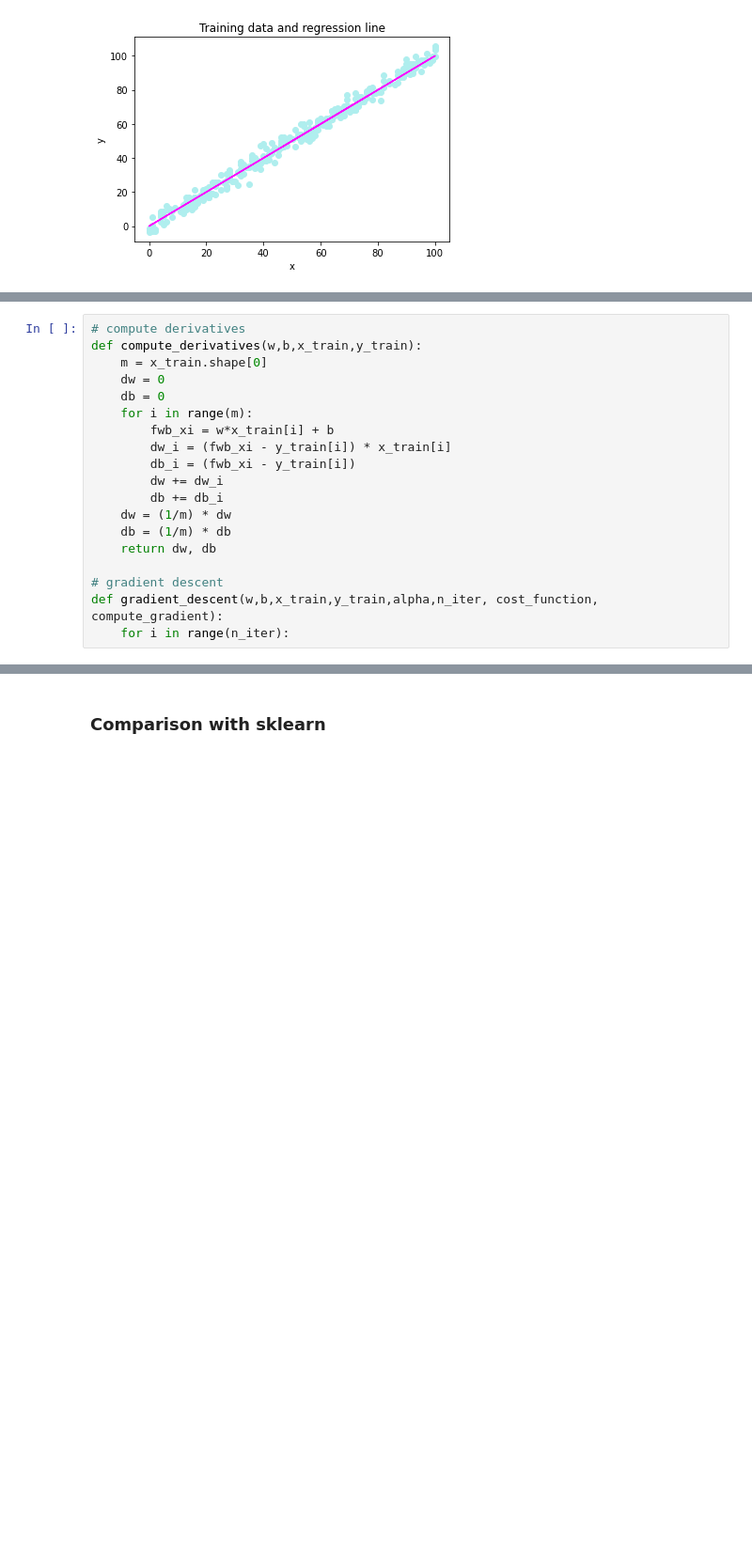
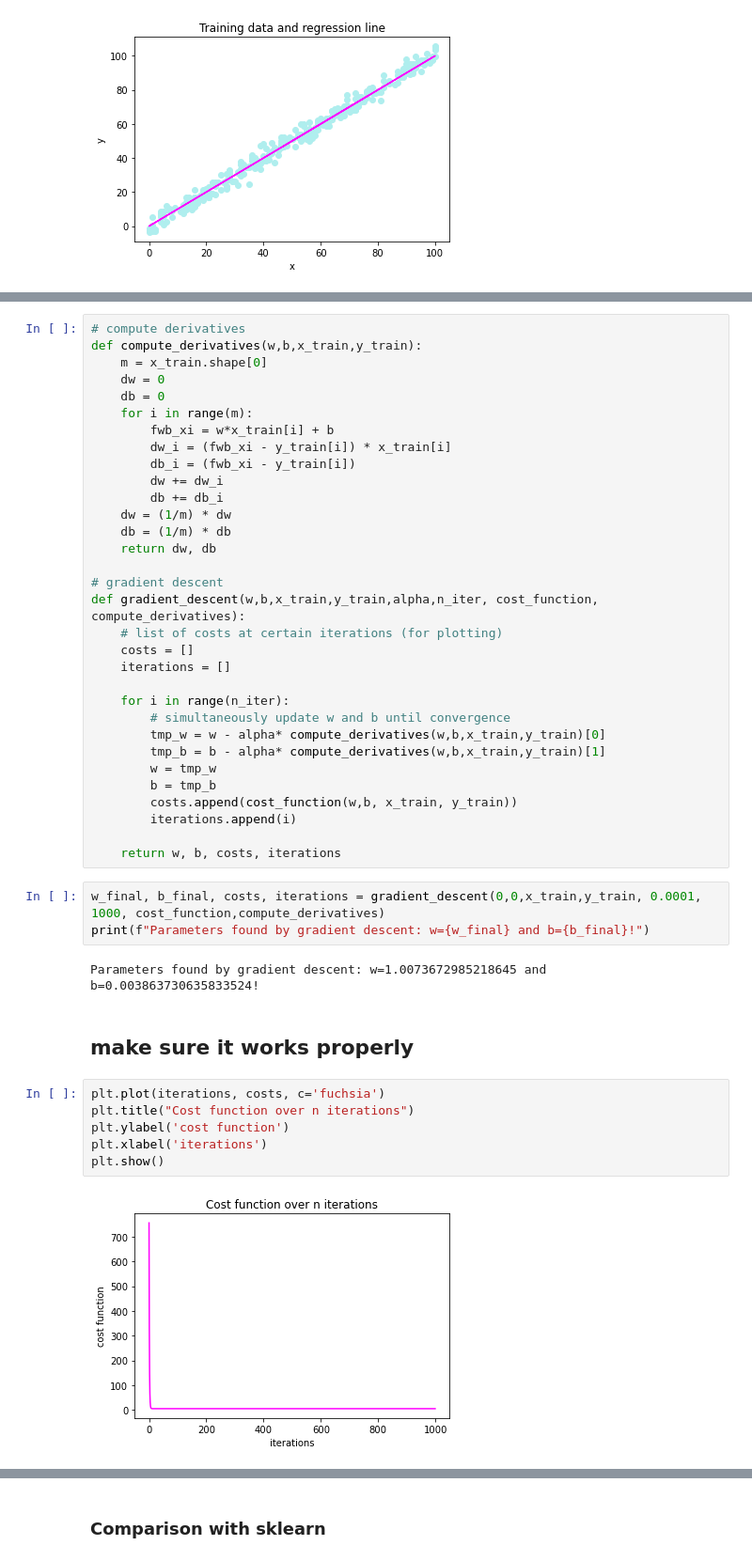
Before and after one commit to reascr/Practice, a Jupyter notebook: LinearRegression/Simple Linear Regression.ipynb, the cells around one changed output, grey strips where cells are left out. Shown at 94% size. Saved outputs shown, nothing was run; the diff lists cells and outputs as text; blank space fills up the shorter version.

Commit message:
added function for batch gradient descent

```diff
--- a/LinearRegression/Simple Linear Regression.ipynb
+++ b/LinearRegression/Simple Linear Regression.ipynb
@@ -144,5 +144,33 @@ def compute_derivatives(w,b,x_train,y_train):
     return dw, db
 
 # gradient descent
-def gradient_descent(w,b,x_train,y_train,alpha,n_iter, cost_function, compute_gradient):
+def gradient_descent(w,b,x_train,y_train,alpha,n_iter, cost_function, compute_derivatives):
+    # list of costs at certain iterations (for plotting)
+    costs = []
+    iterations = []
+
     for i in range(n_iter):
+        # simultaneously update w and b until convergence
+        tmp_w = w - alpha* compute_derivatives(w,b,x_train,y_train)[0]
+        tmp_b = b - alpha* compute_derivatives(w,b,x_train,y_train)[1]
+        w = tmp_w
+        b = tmp_b
+        costs.append(cost_function(w,b, x_train, y_train))
+        iterations.append(i)
+
+    return w, b, costs, iterations
+# %%
+w_final, b_final, costs, iterations = gradient_descent(0,0,x_train,y_train, 0.0001, 1000, cost_function,compute_derivatives)
+print(f"Parameters found by gradient descent: w={w_final} and b={b_final}!")
+# %% [output]
+Parameters found by gradient descent: w=1.0073672985218645 and b=0.003863730635833524!
+# %% [markdown]
+## make sure it works properly
+# %%
+plt.plot(iterations, costs, c='fuchsia')
+plt.title("Cost function over n iterations")
+plt.ylabel('cost function')
+plt.xlabel('iterations')
+plt.show()
+# %% [output]
+[figure, added]
```
Also changed, not shown: parts of 7 cells of this notebook.
